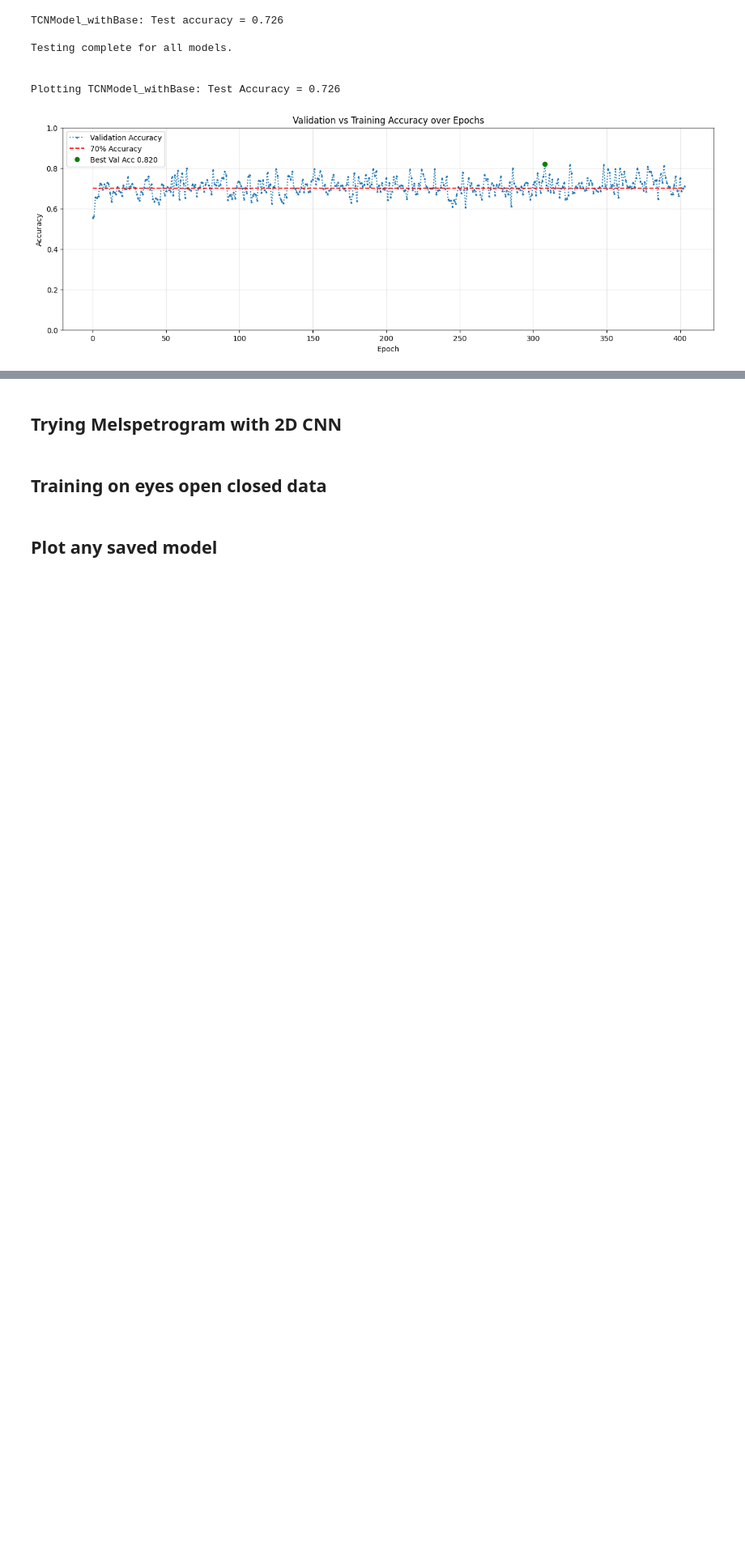
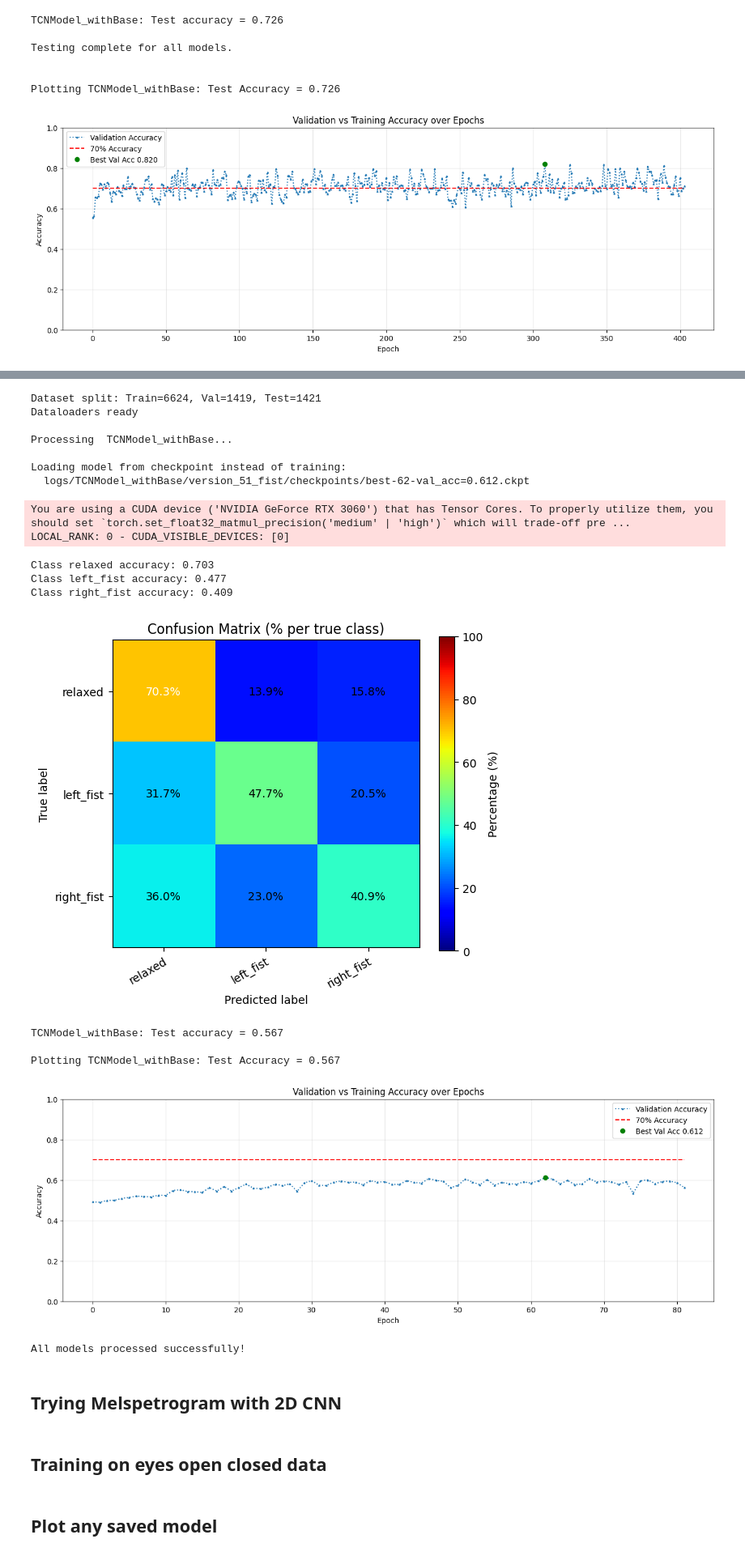
Before and after one commit to GeorgTenzing/EEG_Classification, a Jupyter notebook: Main.ipynb, the cells around one changed output, grey strips where cells are left out. Shown at 81% size. Cells and saved outputs as stored; diff of their text form; code cells hidden in the pictures; blank space fills up the shorter version.

```diff
--- a/Main.ipynb
+++ b/Main.ipynb
@@ -145,0 +128,33 @@ Plotting TCNModel_withBase: Test Accuracy = 0.726
+# %%
+
+from Model_Trainer import test_trained_models, run_multiple_models
+from Utils import plot_all_results
+import Models_1D
+from Dataset_torch import EEGDataset_with_filters
+
+models = [
+    Models_1D.TCNModel_withBase,
+]
+
+shared_parameters_ssvep = {
+    "data_path": "datasets/numpy_testing/processed_eeg_data_3_7_11_v2.npz",
+
+    "DATASET_CLASS": EEGDataset_with_filters,
+
+    "NOTCH_50": True,
+    "OCCIPITAL_SLICE": slice(0, 64),
+    "BATCH_SIZE": 256,
+
+    "MAX_TIME": "00:00:02:00",
+    "MODEL_KWARGS": {
+        "in_channels": 64,
+        "num_classes": 3,
+        "class_labels": ["relaxed", "left_fist", "right_fist"],
+        "class_weights": [1.0, 1.3, 1.3],
+    },
+
+    "skip_training": True,
+    "LOAD_CHECKPOINT": "logs/TCNModel_withBase/version_51_fist/checkpoints/best-62-val_acc=0.612.ckpt",
+}
+results, test_loader = run_multiple_models(models, shared_parameters_ssvep)
+# %% [output]
@@ -146,3 +167,21 @@ Plotting TCNModel_withBase: Test Accuracy = 0.726
+Dataset split: Train=6624, Val=1419, Test=1421
+Dataloaders ready
+
+Processing  TCNModel_withBase...
+
+Loading model from checkpoint instead of training:
+  logs/TCNModel_withBase/version_51_fist/checkpoints/best-62-val_acc=0.612.ckpt
+You are using a CUDA device ('NVIDIA GeForce RTX 3060') that has Tensor Cores. To properly utilize them, you should set `torch.set_float32_matmul_precision('medium' | 'high')` which will trade-off pre ...
+LOCAL_RANK: 0 - CUDA_VISIBLE_DEVICES: [0]
+Class relaxed accuracy: 0.703
+Class left_fist accuracy: 0.477
+Class right_fist accuracy: 0.409
+[figure, added]
+TCNModel_withBase: Test accuracy = 0.567
+
+Plotting TCNModel_withBase: Test Accuracy = 0.567
+[figure, added]
+All models processed successfully!
 # %% [markdown]
 ## Trying Melspetrogram with 2D CNN
 # %%
```
Also changed, not shown: parts of 3 cells of this notebook, 6 other files.
